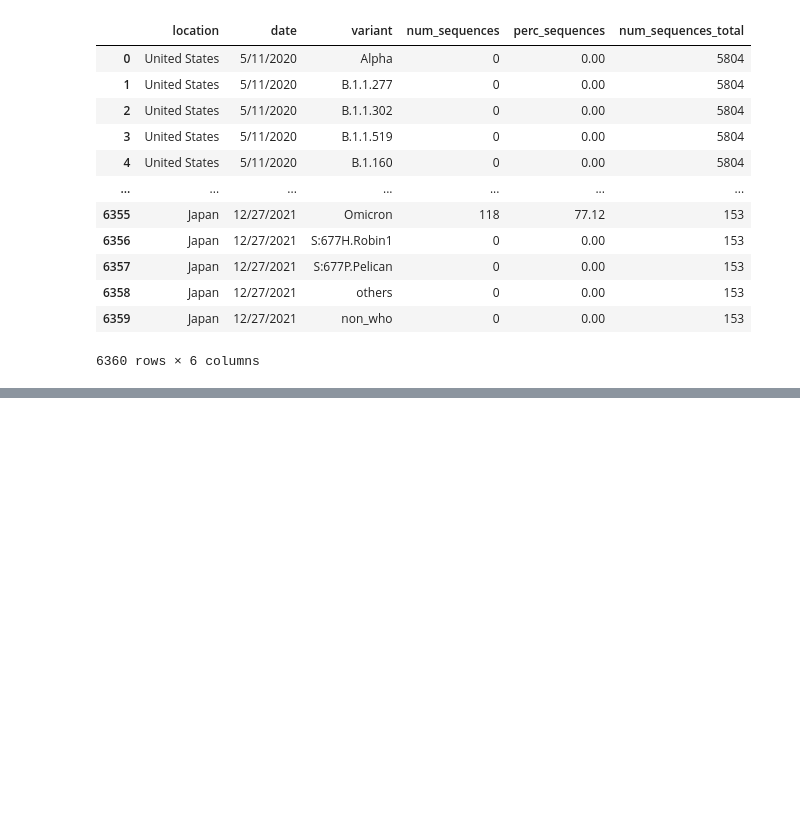
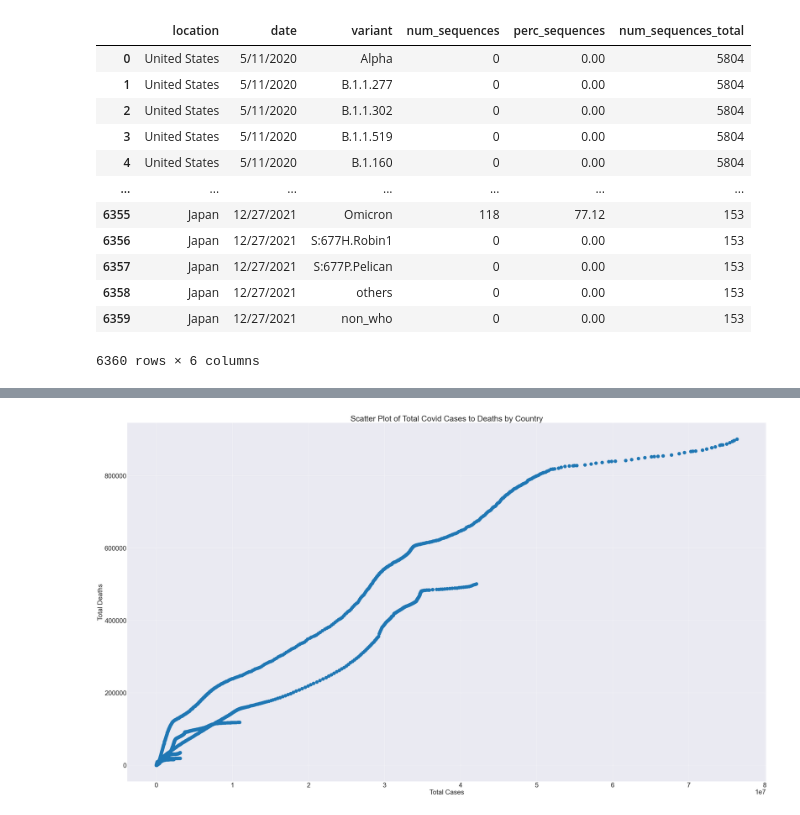
Before and after one commit to ranusuri/Team-A-Project-1, a Jupyter notebook: Setordji_Abotsi/Covid_Data_Analysis.1.ipynb, the cells around one changed output, grey strips where cells are left out. Drawn from its saved outputs; the diff is of its cells as text; code cells hidden in the pictures; blank space fills up the shorter version.

```diff
--- a/Setordji_Abotsi/Covid_Data_Analysis.1.ipynb
+++ b/Setordji_Abotsi/Covid_Data_Analysis.1.ipynb
@@ -79,0 +276,14 @@ MergeError: No common columns to perform merge on. Merge options: left_on=None,
+# %%
+# Generating a scatter plot of cases vs. deaths
+
+cases = global_six_df["total_cases"]
+deaths = global_six_df["total_deaths"]
+plt.scatter(cases, deaths)
+plt.title("Scatter Plot of Total Covid Cases to Deaths by Country")
+plt.xlabel("Total Cases")
+plt.ylabel("Total Deaths")
+#correlation = st.pearson(cases, deaths)
+#print(f"The correlation coefficient between total cases to total deaths of the six countries is {round(correlation[0],2)}")
+plt.show()
+# %% [output]
+[figure, added]
```
Also changed, not shown: parts of 25 cells of this notebook, 5 other files.
